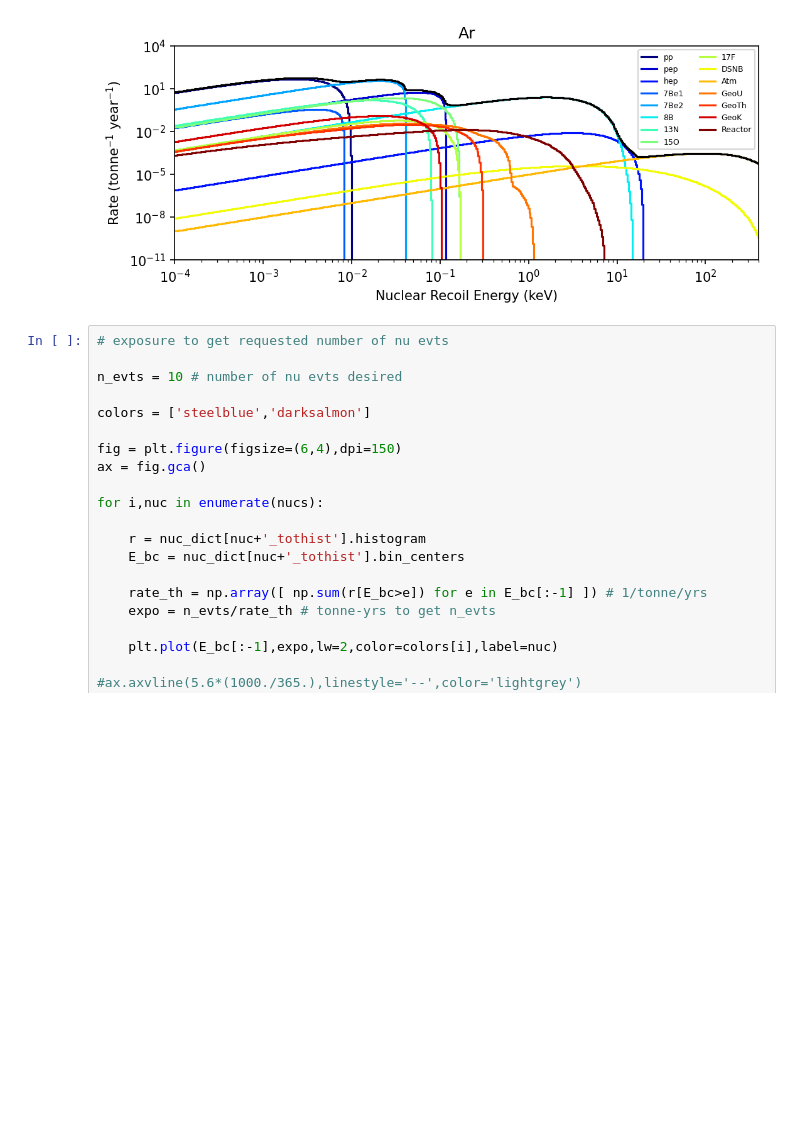
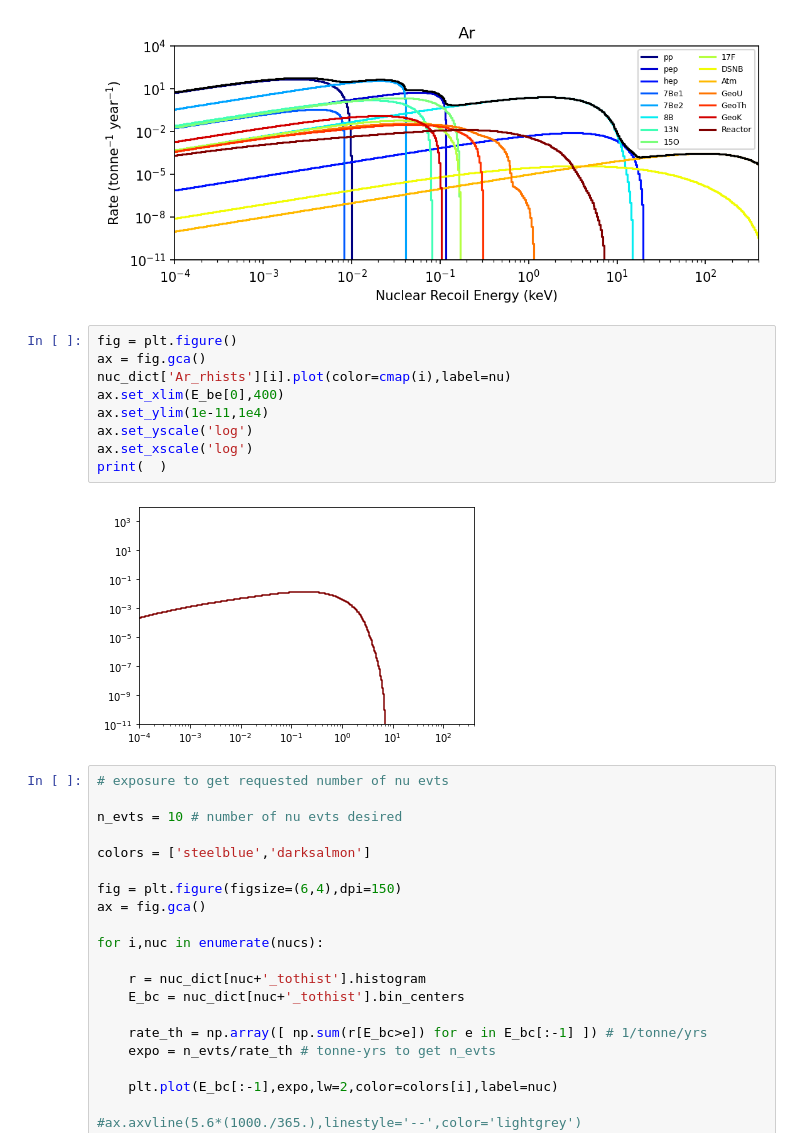
Before and after one commit to ScottHaselschwardt/NeutrinoFog, a Jupyter notebook: notebooks/plot_nu_spectra.ipynb, the cells around one changed output. Cells and saved outputs as stored; diff of their text form; blank space fills up the shorter version.

```diff
--- a/notebooks/plot_nu_spectra.ipynb
+++ b/notebooks/plot_nu_spectra.ipynb
@@ -81,6 +83,17 @@ for i,nuc in enumerate(nucs):
 # %% [output]
 [figure]
 [figure]
+# %%
+fig = plt.figure()
+ax = fig.gca()
+nuc_dict['Ar_rhists'][i].plot(color=cmap(i),label=nu)
+ax.set_xlim(E_be[0],400)
+ax.set_ylim(1e-11,1e4)
+ax.set_yscale('log')
+ax.set_xscale('log')
+print(  )
+# %% [output]
+[figure, added]
 # %%
 # exposure to get requested number of nu evts
 
```
Also changed, not shown: parts of 1 cell of this notebook, 13 other files.
